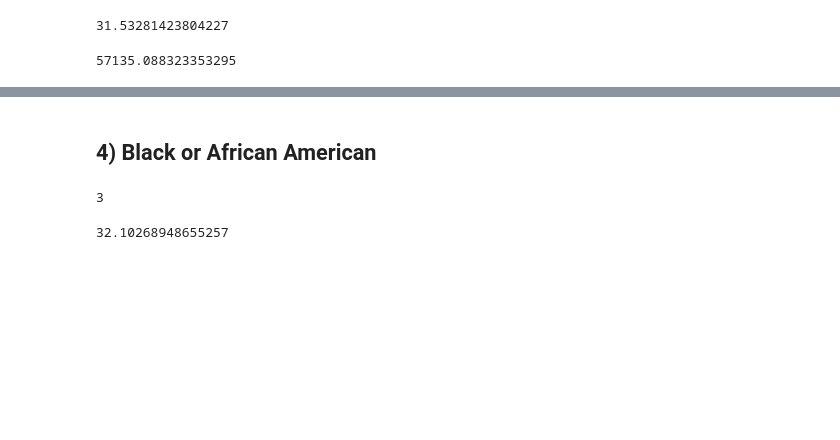
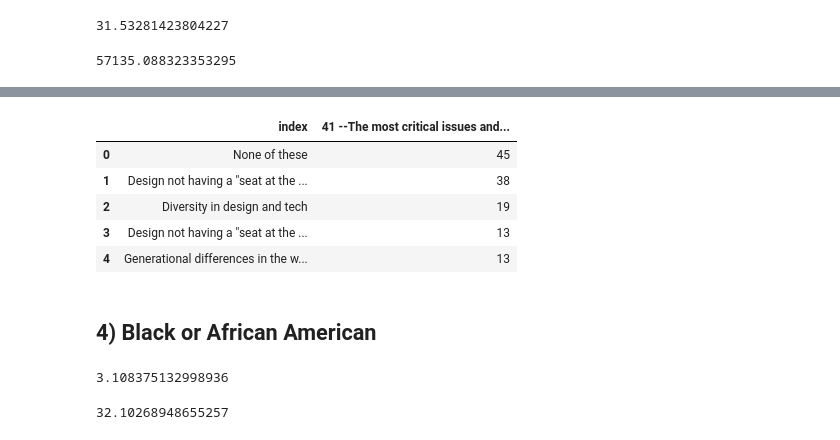
Before and after one commit to helloeujin/python, a Jupyter notebook: design.ipynb, the cells around one changed output, grey strips where cells are left out. Cells and saved outputs as stored; diff of their text form; code cells hidden in the pictures; blank space fills up the shorter version.

```diff
--- a/design.ipynb
+++ b/design.ipynb
@@ -84,11 +139,22 @@ race_ratino['36 --I live in:'].mean() #avg income
+# %%
+ratino_challenges = race_ratino['41 --The most critical issues and challenges currently facing design are (answer optional):']
+# %%
+ratino_challenges.value_counts().sort_values(ascending=False).reset_index().head()
+# %% [output]
+|  | index | 41 --The most critical issues and... |
+| 0 | None of these | 45 |
+| 1 | Design not having a "seat at the ... | 38 |
+| 2 | Diversity in design and tech | 19 |
+| 3 | Design not having a "seat at the ... | 13 |
+| 4 | Generational differences in the w... | 13 |
 # %% [markdown]
 ## 4) Black or African American
 # %%
 race_black = data[data['40 --My ethnicity is:'] == 'Black or African American']
 # %%
-len(race_black)*100/total #pct of black
+float(len(race_black))*100/total #pct of black
 # %% [output]
-3
+3.108375132998936
 # %%
 race_black['37 --My age is:'].mean() #avg age
 # %% [output]
```
Also changed, not shown: parts of 14 cells of this notebook.
